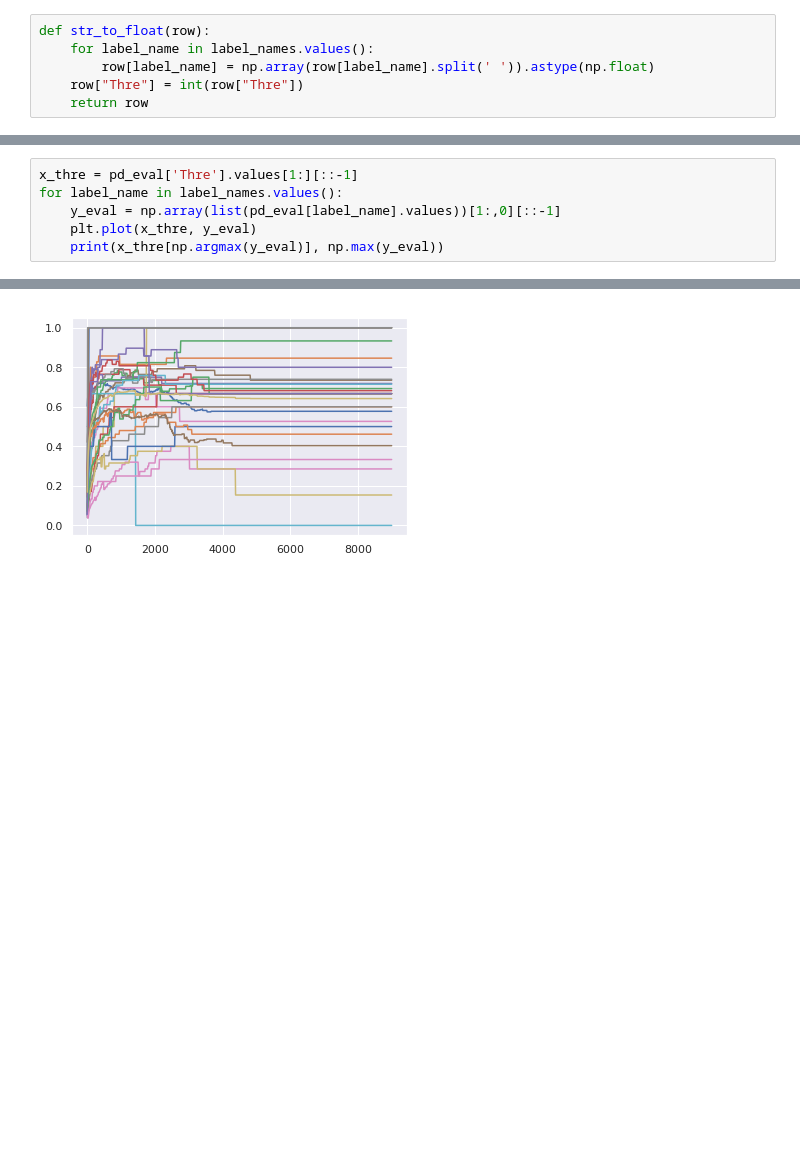
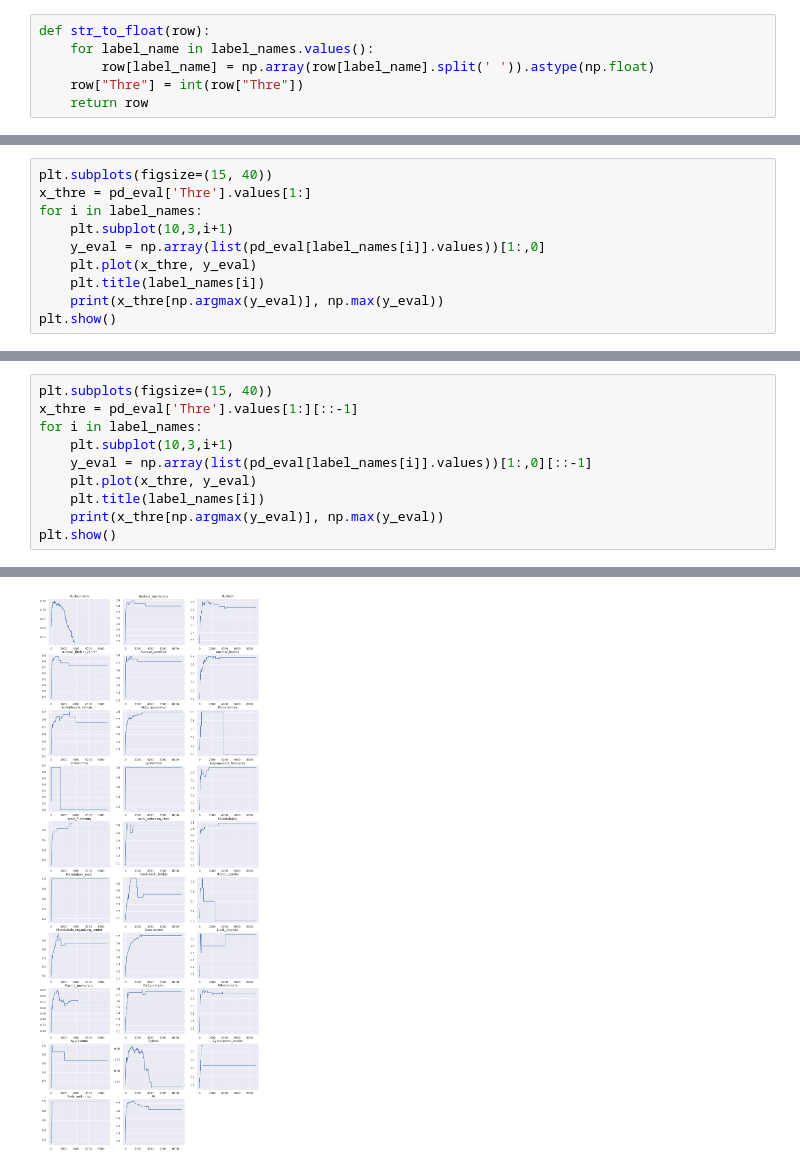
Before and after one commit to qianguzi/competition_cls, a Jupyter notebook: data_analysis/analysis_protein/thre_select.ipynb, the cells around one changed output, grey strips where cells are left out. Cells and saved outputs as stored; diff of their text form; blank space fills up the shorter version.

```diff
--- a/data_analysis/analysis_protein/thre_select.ipynb
+++ b/data_analysis/analysis_protein/thre_select.ipynb
@@ -88,0 +69,10 @@ pd_eval.head(10)
+# %%
+plt.subplots(figsize=(15, 40))
+x_thre = pd_eval['Thre'].values[1:]
+for i in label_names:
+    plt.subplot(10,3,i+1)
+    y_eval = np.array(list(pd_eval[label_names[i]].values))[1:,0]
+    plt.plot(x_thre, y_eval)
+    plt.title(label_names[i])
+    print(x_thre[np.argmax(y_eval)], np.max(y_eval))
+plt.show()
@@ -89,7 +98,11 @@ pd_eval.head(10)
 # %%
+plt.subplots(figsize=(15, 40))
 x_thre = pd_eval['Thre'].values[1:][::-1]
-for label_name in label_names.values():
-    y_eval = np.array(list(pd_eval[label_name].values))[1:,0][::-1]
+for i in label_names:
+    plt.subplot(10,3,i+1)
+    y_eval = np.array(list(pd_eval[label_names[i]].values))[1:,0][::-1]
     plt.plot(x_thre, y_eval)
+    plt.title(label_names[i])
     print(x_thre[np.argmax(y_eval)], np.max(y_eval))
+plt.show()
 # %% [output]
@@ -113 +126 @@ for label_name in label_names.values():
-[figure, old version]
+[figure, new version]
```
Also changed, not shown: parts of 6 cells of this notebook, 2 other files.
